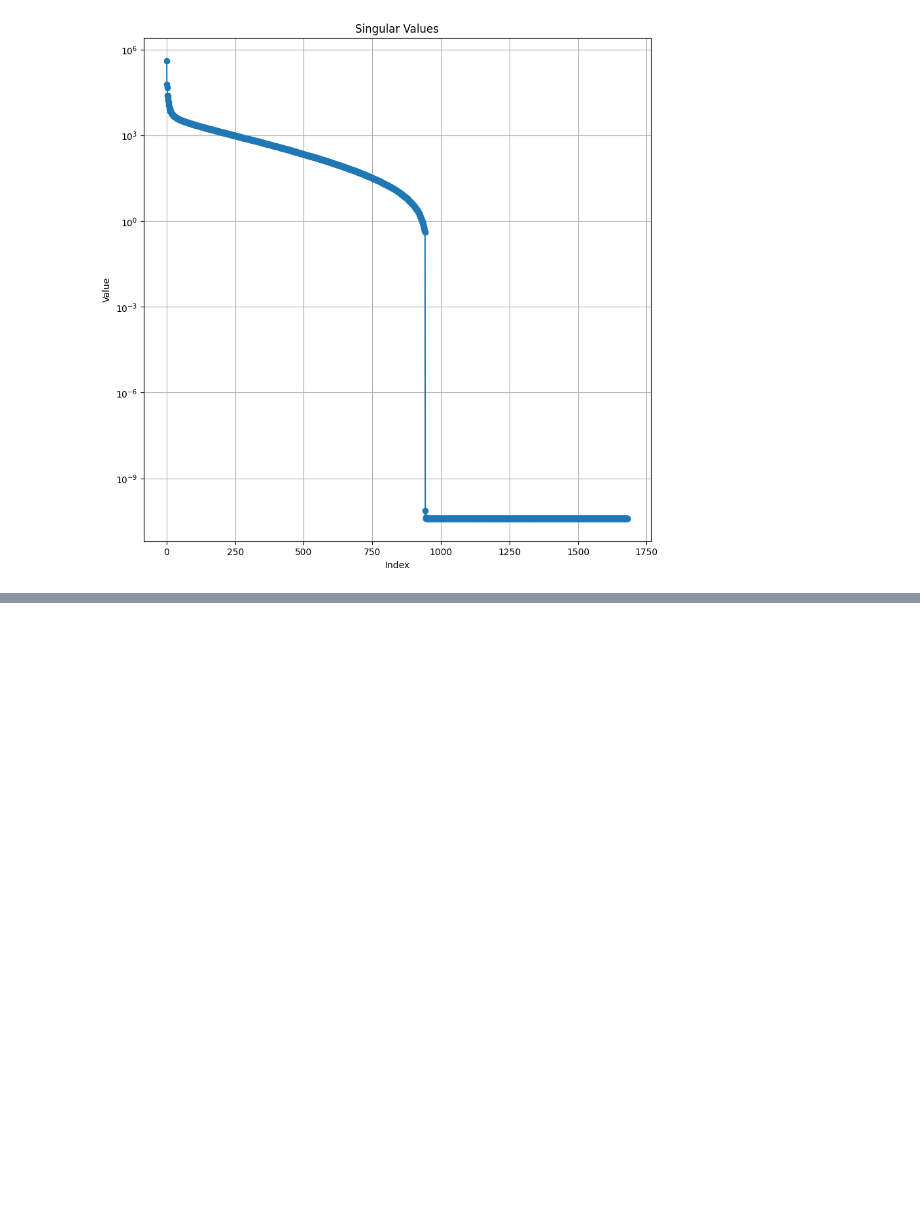
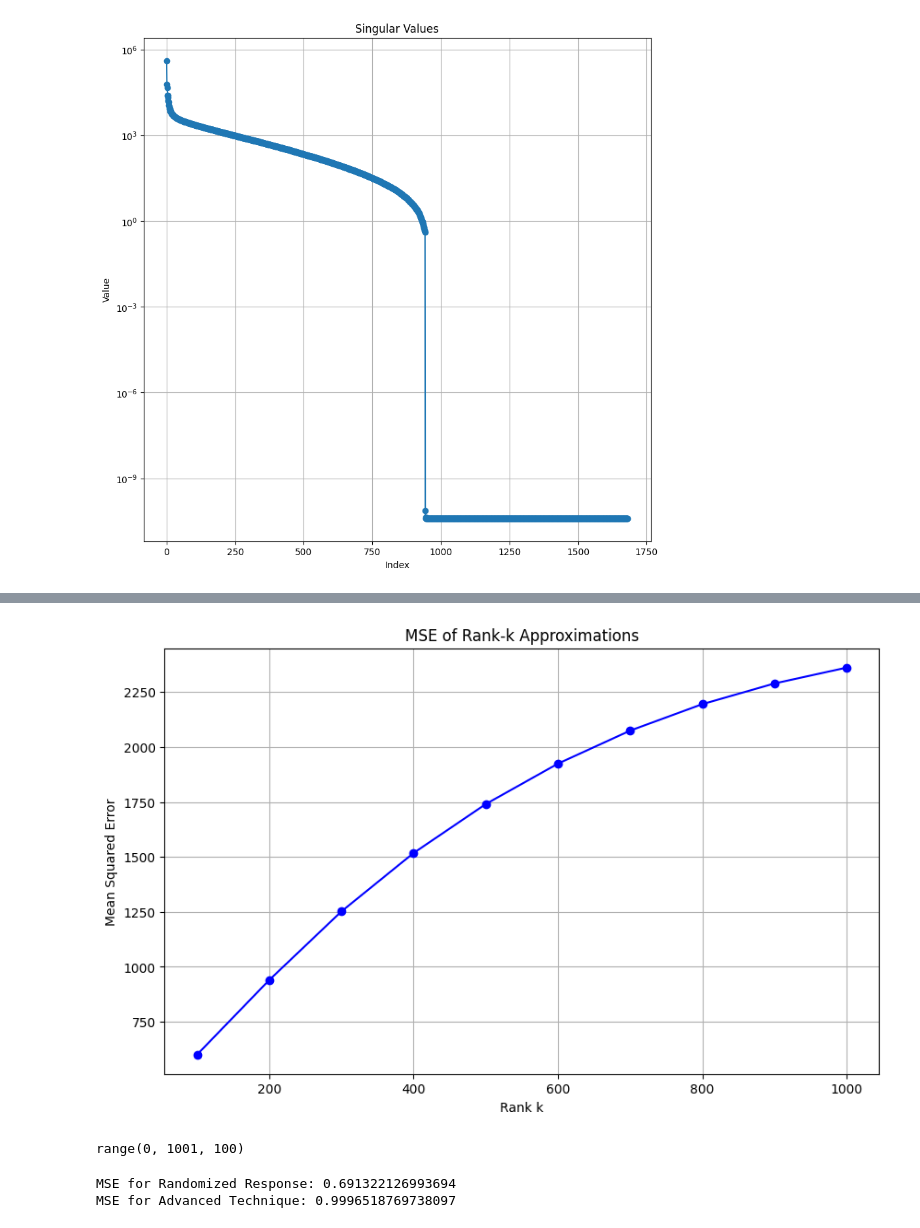
Before and after one commit to sharvanitamaskar/Principle-Component-Analysis-using-Differential-Privacy, a Jupyter notebook: PrivatePCA.ipynb, the cells around one changed output, grey strips where cells are left out. Drawn from its saved outputs; the diff is of its cells as text; code cells hidden in the pictures; blank space fills up the shorter version.

```diff
--- a/PrivatePCA.ipynb
+++ b/PrivatePCA.ipynb
@@ -418,0 +425,16 @@ MSE 3031.231539553596
+# %%
+import matplotlib.pyplot as plt
+
+plt.figure(figsize=(10, 6))
+plt.plot(list(k_values), mse_values, marker='o', linestyle='-', color='blue')
+plt.title('MSE of Rank-k Approximations')
+plt.xlabel('Rank k')
+plt.ylabel('Mean Squared Error')
+plt.grid(True)
+plt.show()
+# %% [output]
+[figure, added]
+# %%
+k_values
+# %% [output]
+range(0, 1001, 100)
@@ -418,0 +463,11 @@ MSE 3031.231539553596
+# %%
+from sklearn.metrics import mean_squared_error
+#evaluate reconstruction error
+mse_randomized = mean_squared_error(Ag, Ag_randomized)
+mse_noisy = mean_squared_error(Ag, Ag_noisy)
+
+print(f"MSE for Randomized Response: {mse_randomized}")
+print(f"MSE for Advanced Technique: {mse_noisy}")
+# %% [output]
+MSE for Randomized Response: 0.691322126993694
+MSE for Advanced Technique: 0.9996518769738097
```
Also changed, not shown: parts of 16 cells of this notebook.
